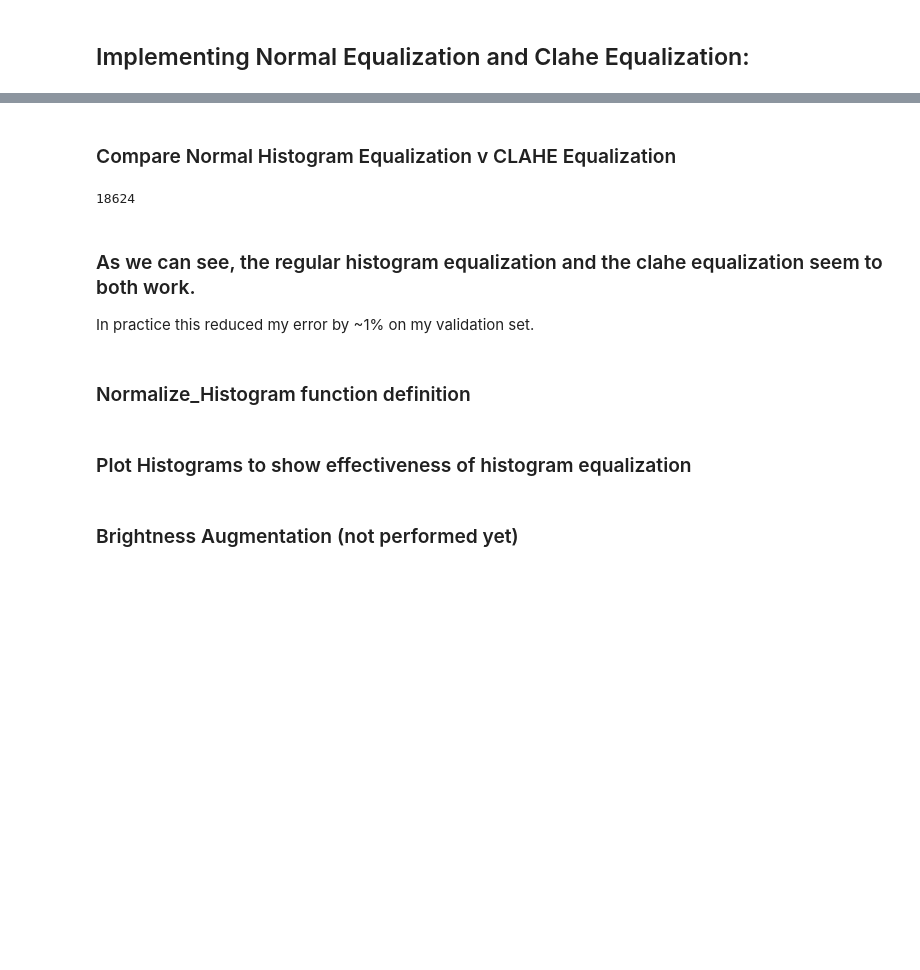
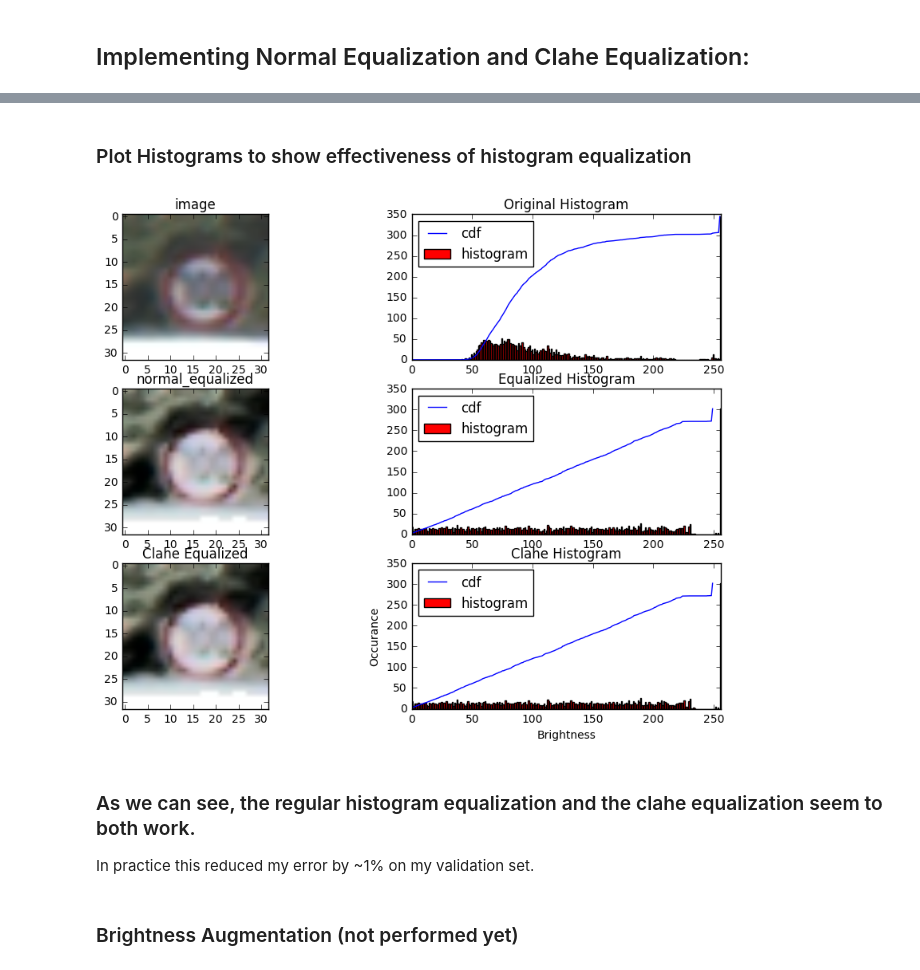
Before and after one commit to Self-Driving-Cars-LosAngeles/TrafficSignClassification, a Jupyter notebook: Traffic_Sign_Classifier_SDCLA.ipynb, the cells around one changed output, grey strips where cells are left out. Saved outputs shown, nothing was run; the diff lists cells and outputs as text; code cells hidden in the pictures; blank space fills up the shorter version.

```diff
--- a/Traffic_Sign_Classifier_SDCLA.ipynb
+++ b/Traffic_Sign_Classifier_SDCLA.ipynb
@@ -318,2 +229,0 @@ rand_int:  18624
-# %% [markdown]
-### Compare Normal Histogram Equalization v CLAHE Equalization
@@ -383,9 +230,14 @@ plt.show()
-# %%
-print(rand_int)
-# %% [output]
-18624
+# %% [markdown]
+### Plot Histograms to show effectiveness of histogram equalization
+# %%
+from helpers import normal_equalize
+from helpers import histogram_equalize_data
+from plotters import plot_histograms
+image2TestRGB = normal_equalize(X_train[rand_int])
+
+plot_histograms(image1, image2TestRGB, image3RGB)
+# %% [output]
+[figure, added]
 # %% [markdown]
 ### As we can see, the regular histogram equalization and the clahe equalization seem to both work.
 In practice this reduced my error by ~1% on my validation set.
-# %% [markdown]
-### Normalize_Histogram function definition
@@ -415,2 +243,0 @@ def normal_equalize(image):
-# %% [markdown]
-### Plot Histograms to show effectiveness of histogram equalization
```
Also changed, not shown: parts of 88 cells of this notebook, 2 other files.
